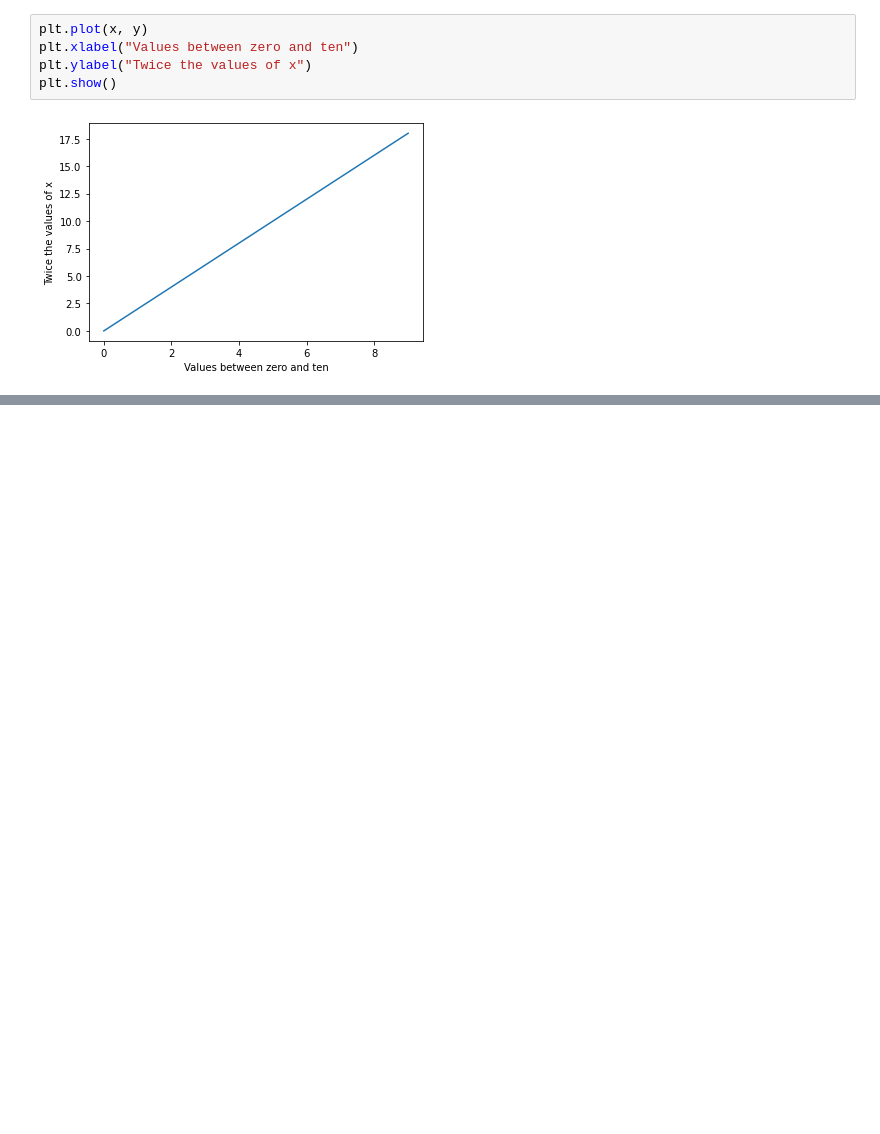
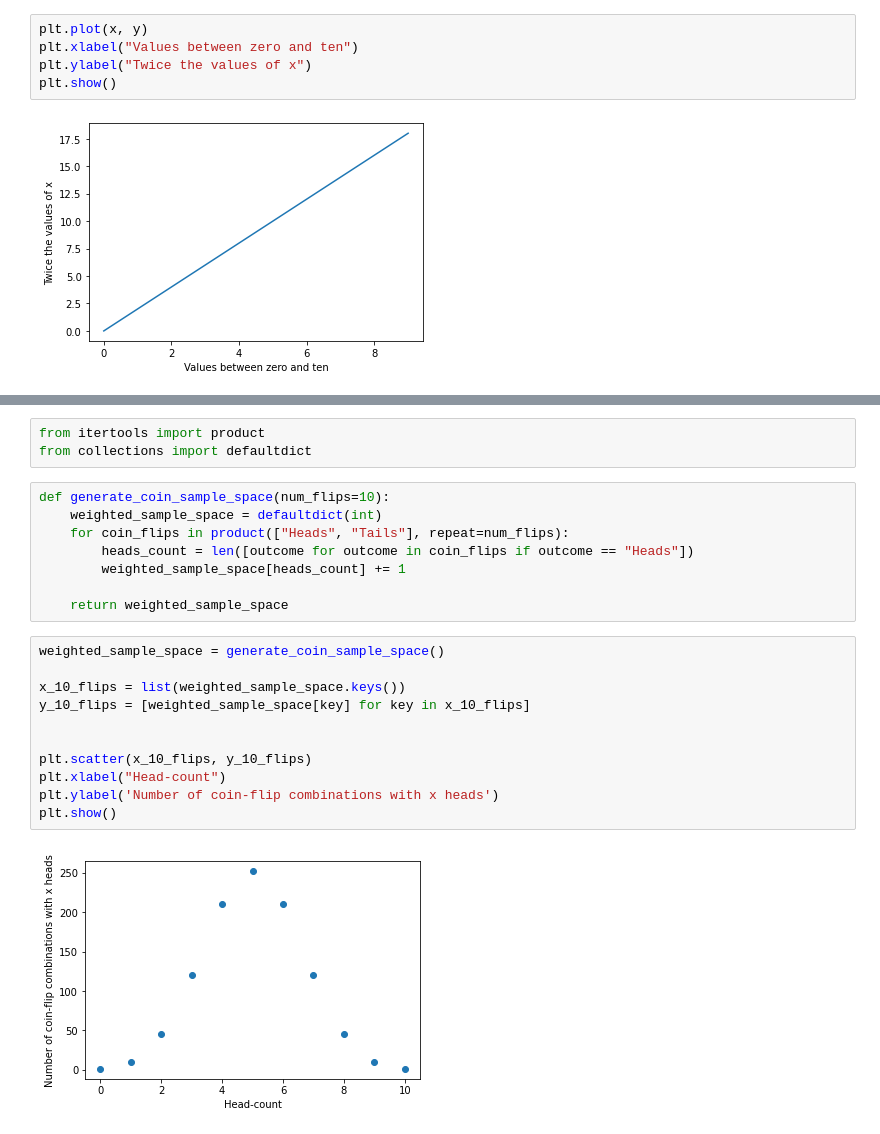
Before and after one commit to keer2345/reading-notes, a Jupyter notebook: it/python/data-science-bookcamp/chapter02.ipynb, the cells around one changed output, grey strips where cells are left out. Drawn from its saved outputs; the diff is of its cells as text; blank space fills up the shorter version.

```diff
--- a/it/python/data-science-bookcamp/chapter02.ipynb
+++ b/it/python/data-science-bookcamp/chapter02.ipynb
@@ -73,0 +82,24 @@ plt.show()
+# %%
+from itertools import product
+from collections import defaultdict
+# %%
+def generate_coin_sample_space(num_flips=10):
+    weighted_sample_space = defaultdict(int)
+    for coin_flips in product(["Heads", "Tails"], repeat=num_flips):
+        heads_count = len([outcome for outcome in coin_flips if outcome == "Heads"])
+        weighted_sample_space[heads_count] += 1
+
+    return weighted_sample_space
+# %%
+weighted_sample_space = generate_coin_sample_space()
+
+x_10_flips = list(weighted_sample_space.keys())
+y_10_flips = [weighted_sample_space[key] for key in x_10_flips]
+
+
+plt.scatter(x_10_flips, y_10_flips)
+plt.xlabel("Head-count")
+plt.ylabel('Number of coin-flip combinations with x heads')
+plt.show()
+# %% [output]
+[figure, added]
```
Also changed, not shown: parts of 22 cells of this notebook, 2 other files.
